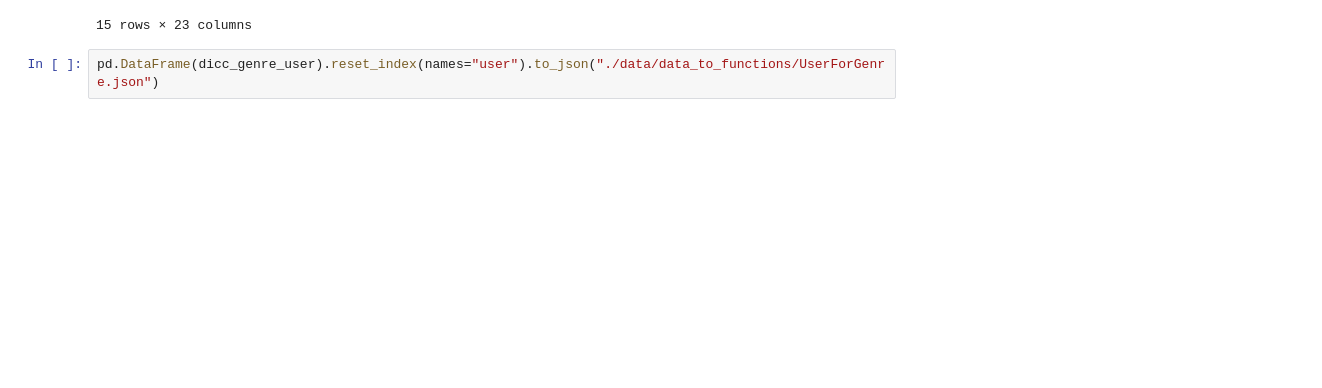
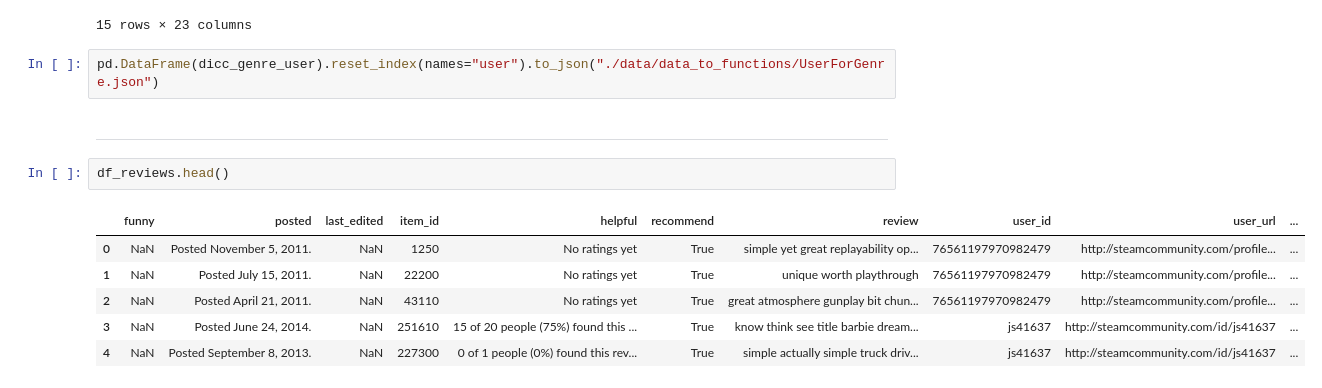
Before and after one commit to Mariagustin-Prg/Steam-MLOPS-4, a Jupyter notebook: test_functions.ipynb, the cells around one changed output. Drawn from its saved outputs; the diff is of its cells as text; blank space fills up the shorter version.

```diff
--- a/test_functions.ipynb
+++ b/test_functions.ipynb
@@ -488,3 +488,14 @@ pd.DataFrame(dicc_genre_user).reset_index(names="user")
 15 rows × 23 columns
 # %%
 pd.DataFrame(dicc_genre_user).reset_index(names="user").to_json("./data/data_to_functions/UserForGenre.json")
+# %% [markdown]
+<hr></hr>
+# %%
+df_reviews.head()
+# %% [output]
+|  | funny | posted | last_edited | item_id | helpful | recommend | review | user_id | user_url | ... |
+| 0 | NaN | Posted November 5, 2011. | NaN | 1250 | No ratings yet | True | simple yet great replayability op... | 76561197970982479 | http://steamcommunity.com/profile... | ... |
+| 1 | NaN | Posted July 15, 2011. | NaN | 22200 | No ratings yet | True | unique worth playthrough | 76561197970982479 | http://steamcommunity.com/profile... | ... |
+| 2 | NaN | Posted April 21, 2011. | NaN | 43110 | No ratings yet | True | great atmosphere gunplay bit chun... | 76561197970982479 | http://steamcommunity.com/profile... | ... |
+| 3 | NaN | Posted June 24, 2014. | NaN | 251610 | 15 of 20 people (75%) found this ... | True | know think see title barbie dream... | js41637 | http://steamcommunity.com/id/js41637 | ... |
+| 4 | NaN | Posted September 8, 2013. | NaN | 227300 | 0 of 1 people (0%) found this rev... | True | simple actually simple truck driv... | js41637 | http://steamcommunity.com/id/js41637 | ... |
```
Also changed, not shown: parts of 7 cells of this notebook.
